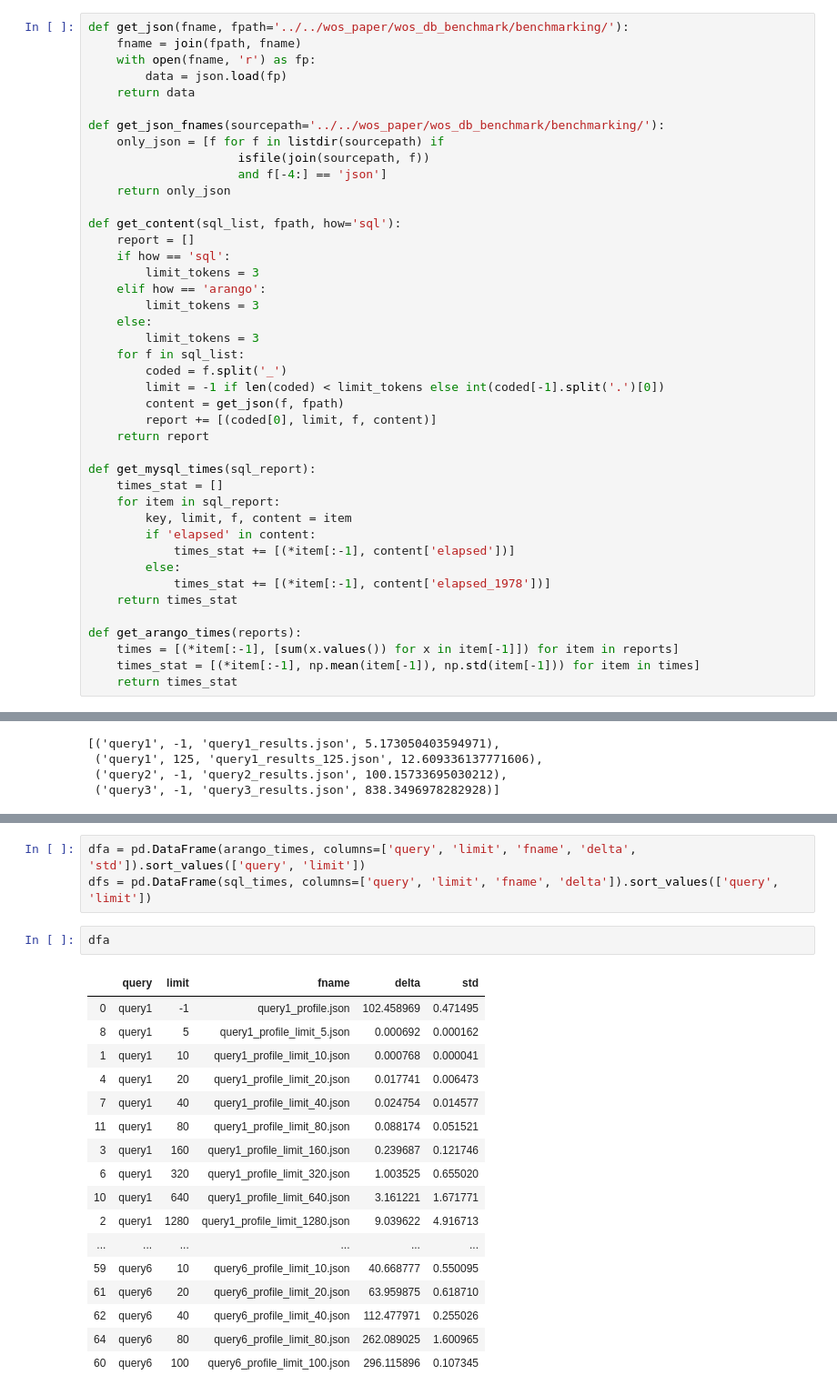
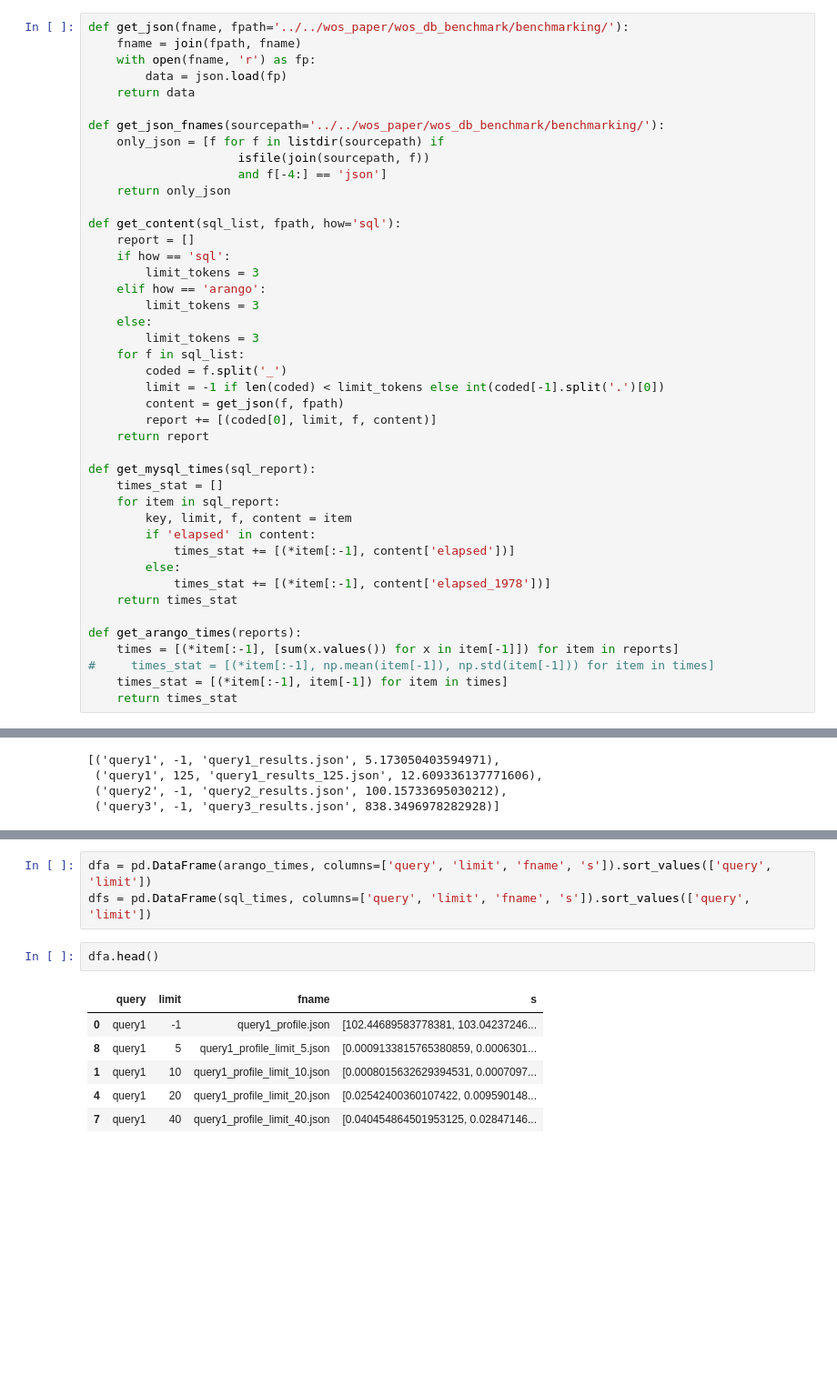
Before and after one commit to alexander-belikov/wos_arango_ingest, a Jupyter notebook: notebooks/plot_times_mysql.ipynb, the cells around one changed output, grey strips where cells are left out. Shown: that part at 91% size. Drawn from its saved outputs; the diff is of its cells as text; blank space fills up the shorter version.

Commit message:
plot times arango vs mysql

```diff
--- a/notebooks/plot_times_mysql.ipynb
+++ b/notebooks/plot_times_mysql.ipynb
@@ -47,7 +48,8 @@ def get_mysql_times(sql_report):
 
 def get_arango_times(reports):
     times = [(*item[:-1], [sum(x.values()) for x in item[-1]]) for item in reports]
-    times_stat = [(*item[:-1], np.mean(item[-1]), np.std(item[-1])) for item in times]
+#     times_stat = [(*item[:-1], np.mean(item[-1]), np.std(item[-1])) for item in times]
+    times_stat = [(*item[:-1], item[-1]) for item in times]
     return times_stat
 # %%
 sql_list = sorted(get_json_fnames())
@@ -83,23 +82,12 @@ arango_times[:3]
 # %%
-dfa = pd.DataFrame(arango_times, columns=['query', 'limit', 'fname', 'delta', 'std']).sort_values(['query', 'limit'])
-dfs = pd.DataFrame(sql_times, columns=['query', 'limit', 'fname', 'delta']).sort_values(['query', 'limit'])
+dfa = pd.DataFrame(arango_times, columns=['query', 'limit', 'fname', 's']).sort_values(['query', 'limit'])
+dfs = pd.DataFrame(sql_times, columns=['query', 'limit', 'fname', 's']).sort_values(['query', 'limit'])
 # %%
-dfa
+dfa.head()
 # %% [output]
-|  | query | limit | fname | delta | std |
-| 0 | query1 | -1 | query1_profile.json | 102.458969 | 0.471495 |
-| 8 | query1 | 5 | query1_profile_limit_5.json | 0.000692 | 0.000162 |
-| 1 | query1 | 10 | query1_profile_limit_10.json | 0.000768 | 0.000041 |
-| 4 | query1 | 20 | query1_profile_limit_20.json | 0.017741 | 0.006473 |
-| 7 | query1 | 40 | query1_profile_limit_40.json | 0.024754 | 0.014577 |
-| 11 | query1 | 80 | query1_profile_limit_80.json | 0.088174 | 0.051521 |
-| 3 | query1 | 160 | query1_profile_limit_160.json | 0.239687 | 0.121746 |
-| 6 | query1 | 320 | query1_profile_limit_320.json | 1.003525 | 0.655020 |
-| 10 | query1 | 640 | query1_profile_limit_640.json | 3.161221 | 1.671771 |
-| 2 | query1 | 1280 | query1_profile_limit_1280.json | 9.039622 | 4.916713 |
-| ... | ... | ... | ... | ... | ... |
-| 59 | query6 | 10 | query6_profile_limit_10.json | 40.668777 | 0.550095 |
-| 61 | query6 | 20 | query6_profile_limit_20.json | 63.959875 | 0.618710 |
-| 62 | query6 | 40 | query6_profile_limit_40.json | 112.477971 | 0.255026 |
-| 64 | query6 | 80 | query6_profile_limit_80.json | 262.089025 | 1.600965 |
-| 60 | query6 | 100 | query6_profile_limit_100.json | 296.115896 | 0.107345 |
+|  | query | limit | fname | s |
+| 0 | query1 | -1 | query1_profile.json | [102.44689583778381, 103.04237246... |
+| 8 | query1 | 5 | query1_profile_limit_5.json | [0.0009133815765380859, 0.0006301... |
+| 1 | query1 | 10 | query1_profile_limit_10.json | [0.0008015632629394531, 0.0007097... |
+| 4 | query1 | 20 | query1_profile_limit_20.json | [0.02542400360107422, 0.009590148... |
+| 7 | query1 | 40 | query1_profile_limit_40.json | [0.040454864501953125, 0.02847146... |
```
Also changed, not shown: parts of 11 cells of this notebook, 1 other file.
